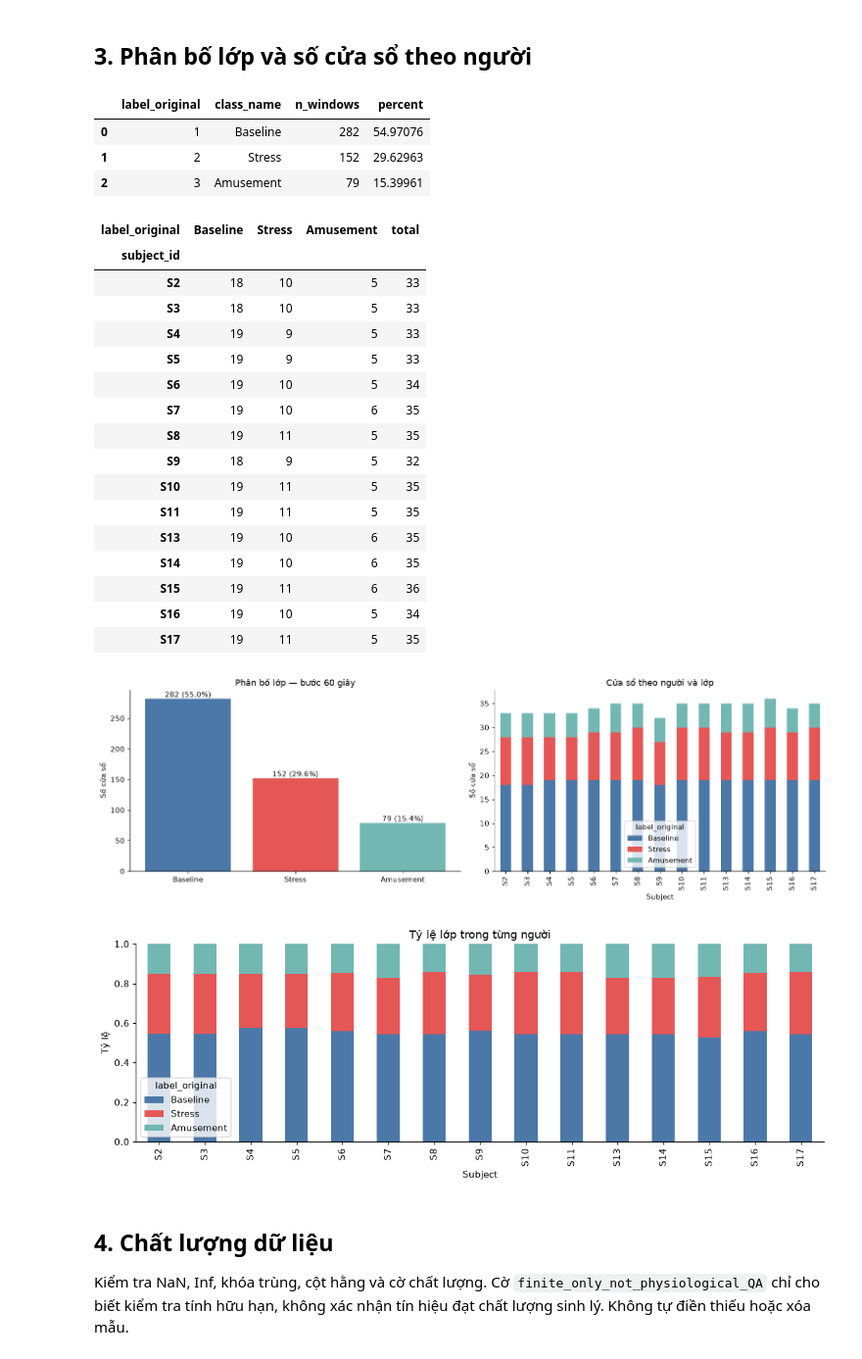
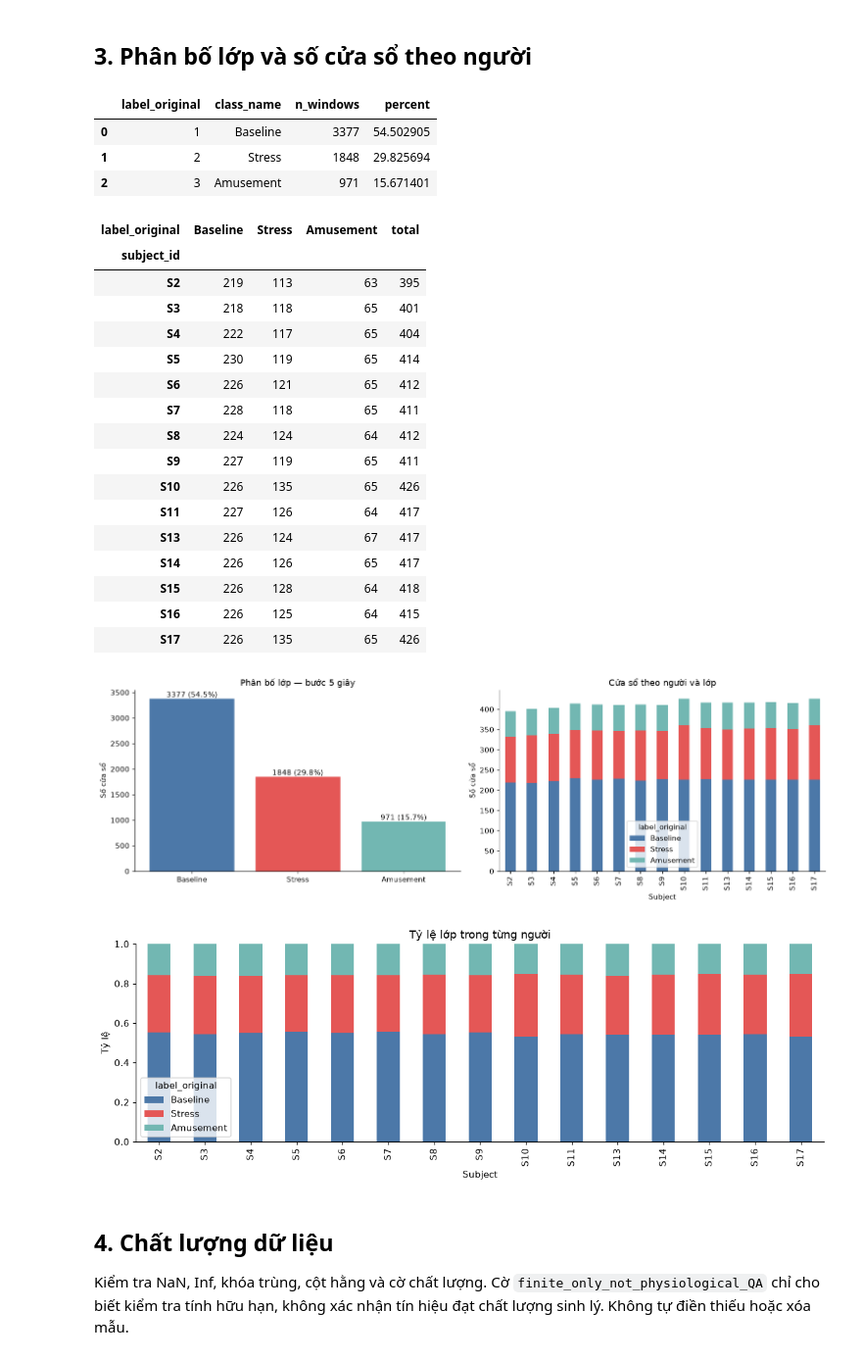
Before and after one commit to thaitran14072006/SGU26_Group09_Machine_Learning, a Jupyter notebook: wesad-stress-detection/notebooks/01_eda.ipynb, the cells around one changed output. Shown at 98% size. Saved outputs shown, nothing was run; the diff lists cells and outputs as text; code cells hidden in the pictures.

Commit message:
khám phá dữ liệu thô WESAD với bước trượt 5s

```diff
--- a/wesad-stress-detection/notebooks/01_eda.ipynb
+++ b/wesad-stress-detection/notebooks/01_eda.ipynb
@@ -20,20 +35,26 @@ import matplotlib.pyplot as plt
 from IPython.display import display
 
 # Chỉ sửa biến này nếu notebook không tìm được gốc dự án.
-PROJECT_ROOT_OVERRIDE = Path.cwd()
+PROJECT_ROOT_OVERRIDE = None  # Hoặc Path(r"C:/duong/dan/wesad-stress-detection")
 if PROJECT_ROOT_OVERRIDE:
     PROJECT_ROOT = Path(PROJECT_ROOT_OVERRIDE).expanduser().resolve()
 else:
     candidates = [Path.cwd(), *Path.cwd().parents]
     candidates += [p / 'wesad-stress-detection' for p in list(candidates)]
-    PROJECT_ROOT = next((p for p in candidates if (p / 'configs/features_chest.yaml').is_file()), None)
+    PROJECT_ROOT = next((p for p in candidates if (p / 'src/wesad').is_dir() and (p / 'configs').is_dir()), None)
     if PROJECT_ROOT is None:
         raise FileNotFoundError('Không tìm thấy gốc dự án. Hãy sửa PROJECT_ROOT_OVERRIDE ở trên.')
 
-FEATURE_DIR = PROJECT_ROOT / '../data/features/chest_60s_step60_raw_stats_v1'
+# Chỉ sửa override nếu feature nằm ngoài thư mục mặc định của dự án.
+FEATURE_DIR_OVERRIDE = None  # Ví dụ: r'D:/shared/chest_raw_stats_majority_v1'
+FEATURE_DIR = (Path(FEATURE_DIR_OVERRIDE).expanduser().resolve() if FEATURE_DIR_OVERRIDE
+               else PROJECT_ROOT / 'data/features/chest_raw_stats_majority_v1')
+WINDOW_SECONDS = 60
+STEP_SECONDS = 5
+MIN_LABEL_FRACTION = 0.90
 FEATURE_PATH = FEATURE_DIR / 'all_subjects.csv'
-TABLE_DIR = PROJECT_ROOT / 'reports/tables/eda_step60'
-FIG_DIR = PROJECT_ROOT / 'reports/figures/eda_step60'
+TABLE_DIR = PROJECT_ROOT / 'notebooks/reports/tables/eda_step5'
+FIG_DIR = PROJECT_ROOT / 'notebooks/reports/figures/eda_step5'
 for folder in (TABLE_DIR, FIG_DIR):
     folder.mkdir(parents=True, exist_ok=True)
 EXPECTED_SUBJECTS = [f'S{i}' for i in [2,3,4,5,6,7,8,9,10,11,13,14,15,16,17]]
@@ -136,54 +180,54 @@ label_counts = df.label_original.value_counts().reindex([1,2,3], fill_value=0)
 label_table = pd.DataFrame({'label_original':label_counts.index,
                             'class_name':[LABEL_NAMES[i] for i in label_counts.index],
                             'n_windows':label_counts.values})
 label_table['percent'] = 100 * label_table.n_windows / len(df)
 subject_label = pd.crosstab(df.subject_id, df.label_original).reindex(index=subject_order, columns=[1,2,3], fill_value=0)
 subject_table = subject_label.rename(columns=LABEL_NAMES).copy()
 subject_table['total'] = subject_table.sum(axis=1)
 subject_table.index.name = 'subject_id'
 display(label_table)
 display(subject_table)
 save_table(label_table, 'label_distribution.csv')
 save_table(subject_table, 'windows_by_subject_and_label.csv', index=True)
 if (subject_label == 0).any().any():
     warnings.warn('Có subject thiếu ít nhất một lớp; cần ghi rõ khi đánh giá LOSO.')
 
 fig, axes = plt.subplots(1,2,figsize=(14,4.5))
 axes[0].bar(label_table.class_name, label_table.n_windows, color=COLORS)
-axes[0].set(title='Phân bố lớp — bước 60 giây', ylabel='Số cửa sổ')
+axes[0].set(title='Phân bố lớp — bước 5 giây', ylabel='Số cửa sổ')
 for i, row in label_table.iterrows():
     axes[0].text(i, row.n_windows, f'{row.n_windows} ({row.percent:.1f}%)', ha='center', va='bottom')
 subject_label.rename(columns=LABEL_NAMES).plot.bar(stacked=True, ax=axes[1], color=COLORS)
 axes[1].set(title='Cửa sổ theo người và lớp', xlabel='Subject', ylabel='Số cửa sổ')
 save_figure(fig, '01_label_subject_distribution.png')
 fig, ax = plt.subplots(figsize=(11,4))
 subject_label.div(subject_label.sum(axis=1), axis=0).rename(columns=LABEL_NAMES).plot.bar(stacked=True, ax=ax, color=COLORS)
 ax.set(title='Tỷ lệ lớp trong từng người', xlabel='Subject', ylabel='Tỷ lệ', ylim=(0,1))
 save_figure(fig, '02_class_proportions_by_subject.png')
 # %% [output]
 |  | label_original | class_name | n_windows | percent |
-| 0 | 1 | Baseline | 282 | 54.97076 |
-| 1 | 2 | Stress | 152 | 29.62963 |
-| 2 | 3 | Amusement | 79 | 15.39961 |
+| 0 | 1 | Baseline | 3377 | 54.502905 |
+| 1 | 2 | Stress | 1848 | 29.825694 |
+| 2 | 3 | Amusement | 971 | 15.671401 |
 | label_original | Baseline | Stress | Amusement | total |
 | subject_id |  |  |  |  |
-| S2 | 18 | 10 | 5 | 33 |
-| S3 | 18 | 10 | 5 | 33 |
-| S4 | 19 | 9 | 5 | 33 |
-| S5 | 19 | 9 | 5 | 33 |
-| S6 | 19 | 10 | 5 | 34 |
-| S7 | 19 | 10 | 6 | 35 |
-| S8 | 19 | 11 | 5 | 35 |
-| S9 | 18 | 9 | 5 | 32 |
-| S10 | 19 | 11 | 5 | 35 |
-| S11 | 19 | 11 | 5 | 35 |
-| S13 | 19 | 10 | 6 | 35 |
-| S14 | 19 | 10 | 6 | 35 |
-| S15 | 19 | 11 | 6 | 36 |
-| S16 | 19 | 10 | 5 | 34 |
-| S17 | 19 | 11 | 5 | 35 |
+| S2 | 219 | 113 | 63 | 395 |
+| S3 | 218 | 118 | 65 | 401 |
+| S4 | 222 | 117 | 65 | 404 |
+| S5 | 230 | 119 | 65 | 414 |
+| S6 | 226 | 121 | 65 | 412 |
+| S7 | 228 | 118 | 65 | 411 |
+| S8 | 224 | 124 | 64 | 412 |
+| S9 | 227 | 119 | 65 | 411 |
+| S10 | 226 | 135 | 65 | 426 |
+| S11 | 227 | 126 | 64 | 417 |
+| S13 | 226 | 124 | 67 | 417 |
+| S14 | 226 | 126 | 65 | 417 |
+| S15 | 226 | 128 | 64 | 418 |
+| S16 | 226 | 125 | 64 | 415 |
+| S17 | 226 | 135 | 65 | 426 |
-[figure, old version]
+[figure, new version]
-[figure, old version]
+[figure, new version]
 # %% [markdown]
 ## 4. Chất lượng dữ liệu
 Kiểm tra NaN, Inf, khóa trùng, cột hằng và cờ chất lượng. Cờ
```
Also changed, not shown: parts of 12 cells of this notebook.
